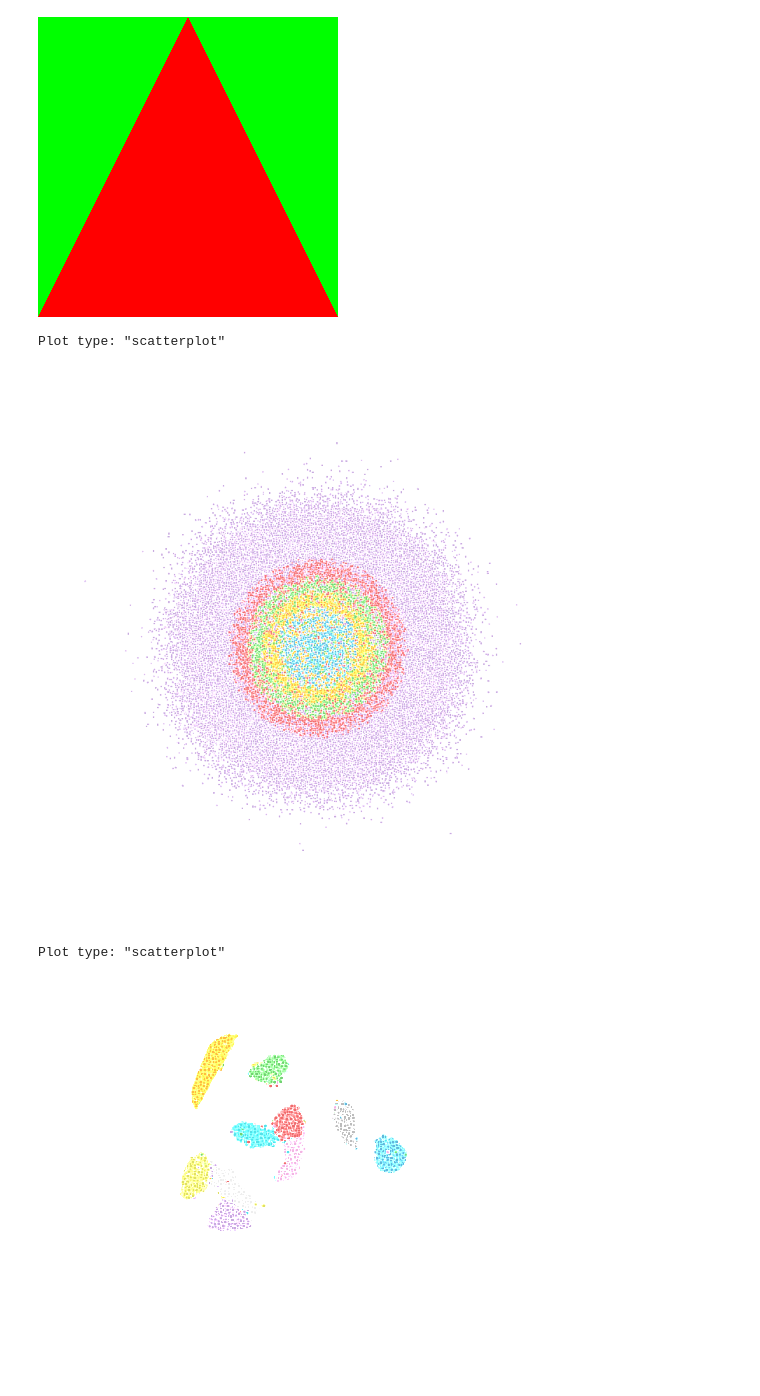
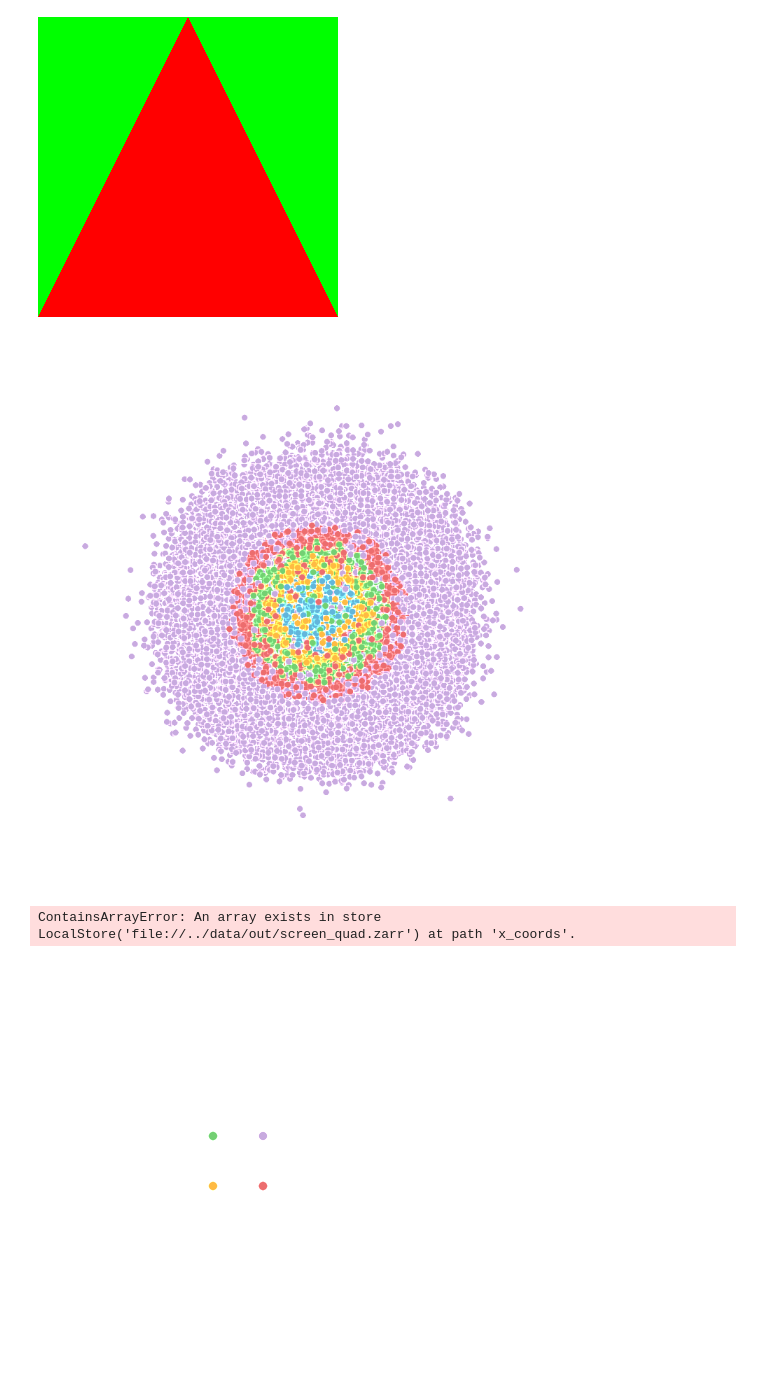
Before and after one commit to keller-mark/pluot, a Jupyter notebook: python-notebooks/triangle.ipynb, the cells around one changed output. Cells and saved outputs as stored; diff of their text form; code cells hidden in the pictures.

```diff
--- a/python-notebooks/triangle.ipynb
+++ b/python-notebooks/triangle.ipynb
@@ -19,10 +17,10 @@ camera_view = [
 await render_to_image(
     cameraView=camera_view, width=800, height=800, plotId="test", plotType="scatterplot", storeName="my_store",
     x_key="/n_1000000/x_coords", y_key="/n_1000000/y_coords", color_key="/n_1000000/class_labels",
+    point_radius=10.0
 )
 # %% [output]
-Plot type: "scatterplot"
-[figure, old version]
+[figure, new version]
 # %%
 import zarr
 import pluot.zarr
@@ -33,0 +38,10 @@ pluot.zarr.GLOBAL_STORES["mnist_store"] = zarr.storage.LocalStore(join("..", "da
+# %%
+z = zarr.open(join("..", "data", "out", "screen_quad.zarr"))
+
+no_compression = dict(filters=None, compressors=None, serializer="auto")
+
+z.create_array(name=f"/x_coords", data=x_arr.astype(float), **no_compression)
+z.create_array(name=f"/y_coords", data=y_arr.astype(float), **no_compression)
+z.create_array(name=f"/class_labels", data=labels_arr.astype(int), **no_compression)
+# %% [output]
+ContainsArrayError: An array exists in store LocalStore('file://../data/out/screen_quad.zarr') at path 'x_coords'.
@@ -35,23 +51,23 @@ pluot.zarr.GLOBAL_STORES["mnist_store"] = zarr.storage.LocalStore(join("..", "da
 #await pluot.zarr.zarr_get("mnist_store", "umap/x_coords/zarr.json")
 # %%
 camera_view = [
-    0.05, 0.0, 0.0, 0.0,
-    0.0, 0.05, 0.0, 0.0,
+    0.125, 0.0, 0.0, 0.0,
+    0.0, 0.125, 0.0, 0.0,
     0.0, 0.0, 1.0, 0.0,
     0.0, 0.0, 0.0, 1.0,
 ]
 # %%
 await render_to_image(
     cameraView=camera_view,
     width=400,
     height=400,
     plotId="test",
     plotType="scatterplot",
-    storeName="mnist_store",
-    x_key="/umap/x_coords",
-    y_key="/umap/y_coords",
-    color_key="/umap/class_labels",
+    storeName="screen_quad",
+    x_key="/x_coords",
+    y_key="/y_coords",
+    color_key="/class_labels",
+    point_radius=10.0
 )
 # %% [output]
-Plot type: "scatterplot"
-[figure, old version]
+[figure, new version]
```
Also changed, not shown: parts of 7 cells of this notebook, 13 other files.
